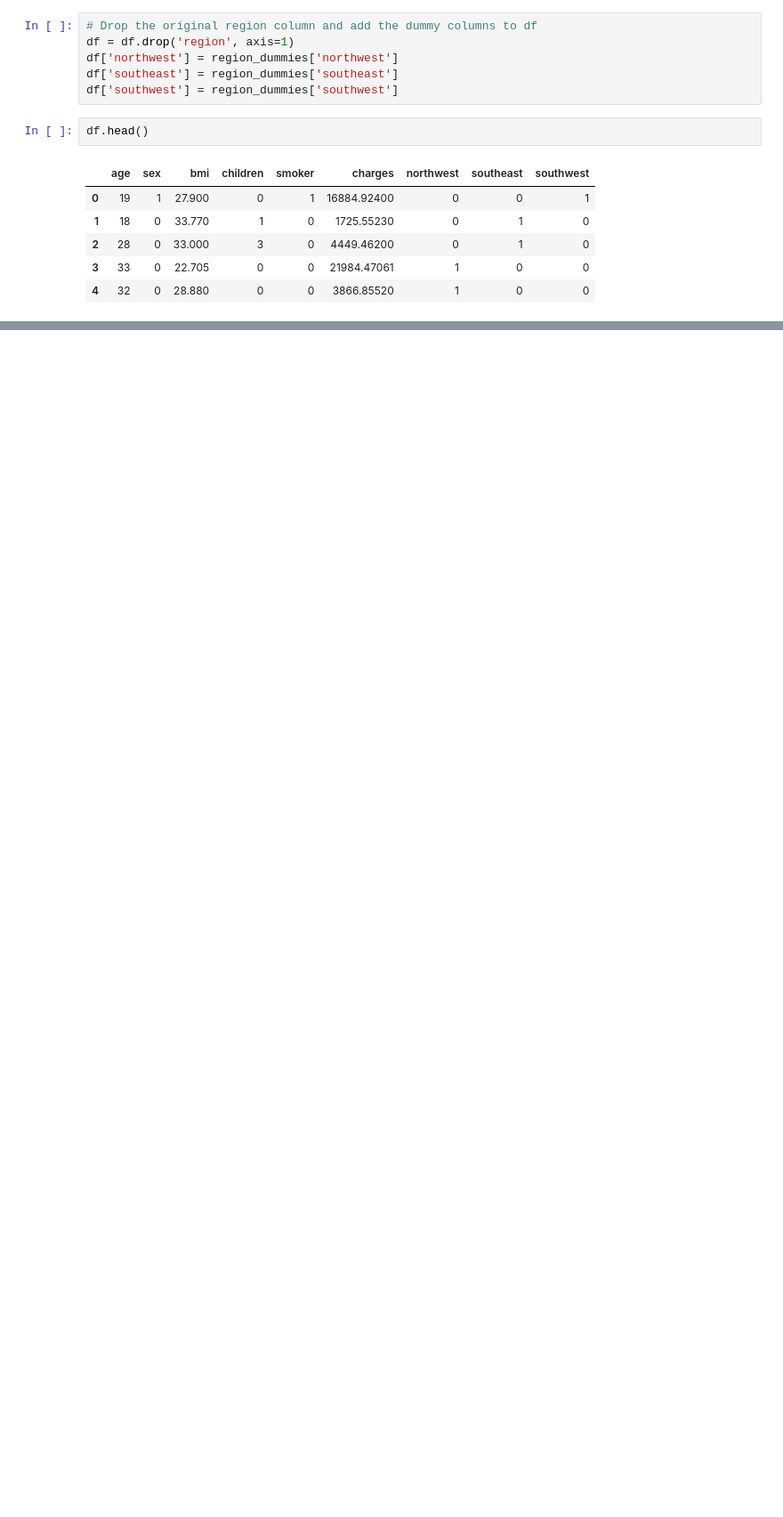
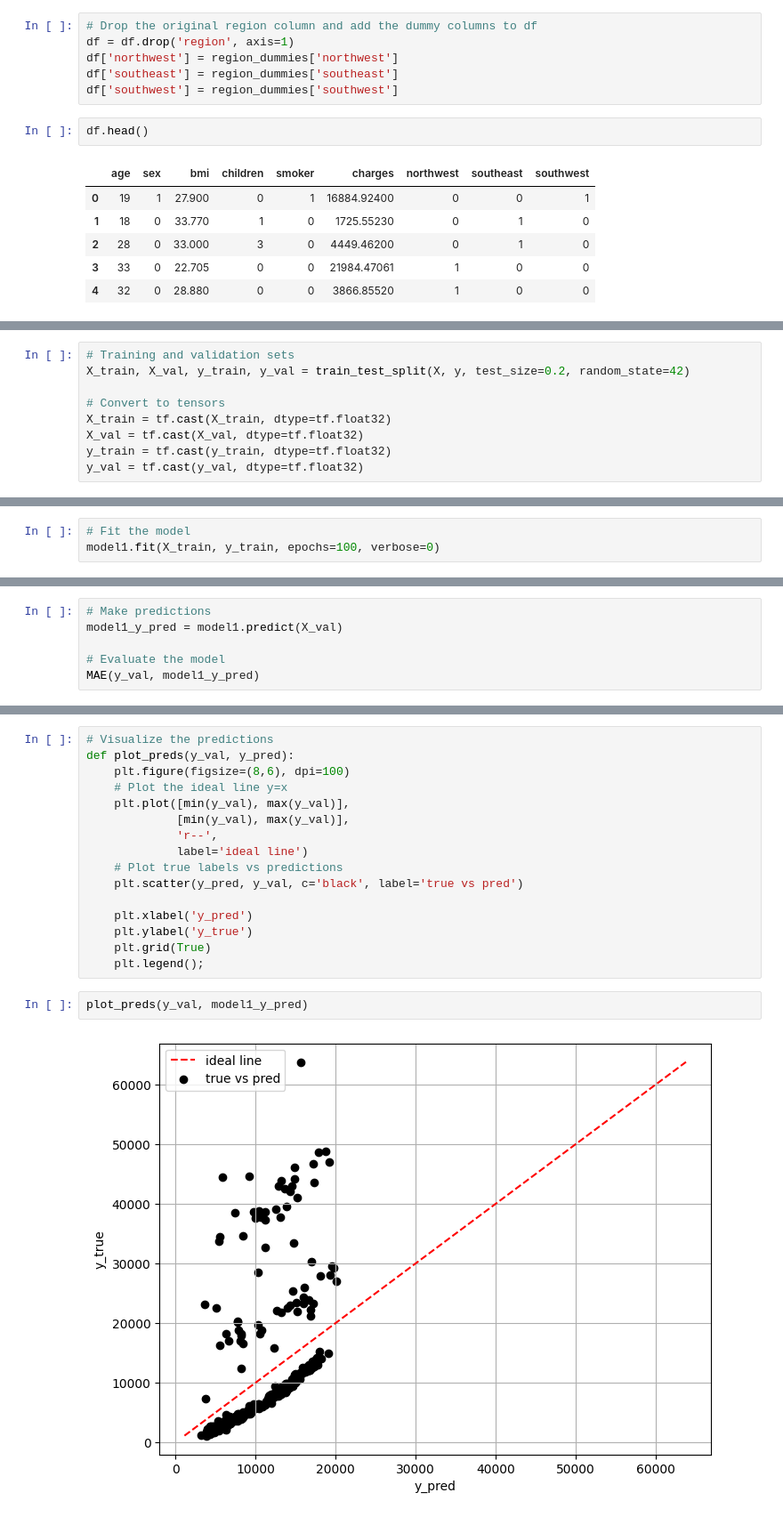
Before and after one commit to HerraKaava/tensorflow, a Jupyter notebook: NN-Regression/NN_Regression_Example.ipynb, the cells around one changed output, grey strips where cells are left out. Shown: that part at 89% size. Drawn from its saved outputs; the diff is of its cells as text; blank space fills up the shorter version.

```diff
--- a/NN-Regression/NN_Regression_Example.ipynb
+++ b/NN-Regression/NN_Regression_Example.ipynb
@@ -72,0 +89,9 @@ df.head()
+# %%
+# Training and validation sets
+X_train, X_val, y_train, y_val = train_test_split(X, y, test_size=0.2, random_state=42)
+
+# Convert to tensors
+X_train = tf.cast(X_train, dtype=tf.float32)
+X_val = tf.cast(X_val, dtype=tf.float32)
+y_train = tf.cast(y_train, dtype=tf.float32)
+y_val = tf.cast(y_val, dtype=tf.float32)
@@ -72,0 +154,3 @@ df.head()
+# %%
+# Fit the model
+model1.fit(X_train, y_train, epochs=100, verbose=0)
@@ -72,0 +174,6 @@ df.head()
+# %%
+# Make predictions
+model1_y_pred = model1.predict(X_val)
+
+# Evaluate the model
+MAE(y_val, model1_y_pred)
@@ -72,0 +183,20 @@ df.head()
+# %%
+# Visualize the predictions
+def plot_preds(y_val, y_pred):
+    plt.figure(figsize=(8,6), dpi=100)
+    # Plot the ideal line y=x
+    plt.plot([min(y_val), max(y_val)],
+             [min(y_val), max(y_val)],
+             'r--',
+             label='ideal line')
+    # Plot true labels vs predictions
+    plt.scatter(y_pred, y_val, c='black', label='true vs pred')
+
+    plt.xlabel('y_pred')
+    plt.ylabel('y_true')
+    plt.grid(True)
+    plt.legend();
+# %%
+plot_preds(y_val, model1_y_pred)
+# %% [output]
+[figure, added]
```
Also changed, not shown: parts of 21 cells of this notebook.
